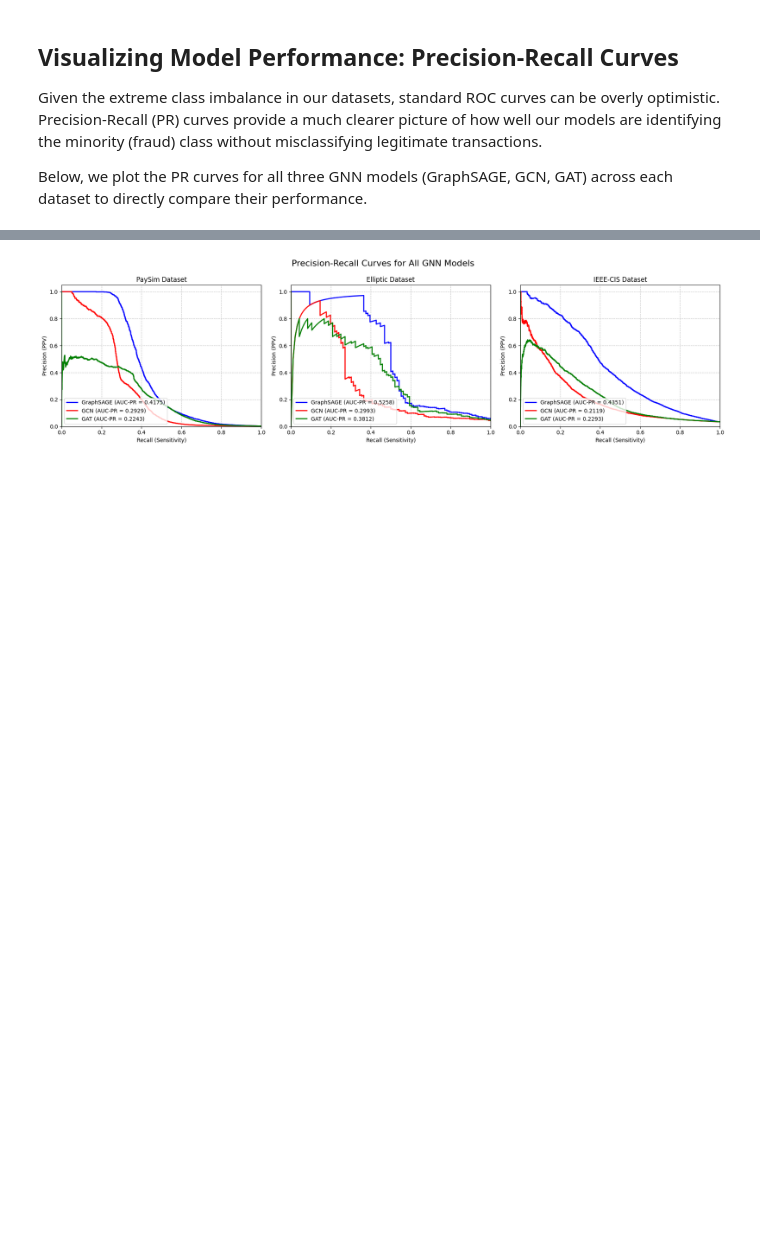
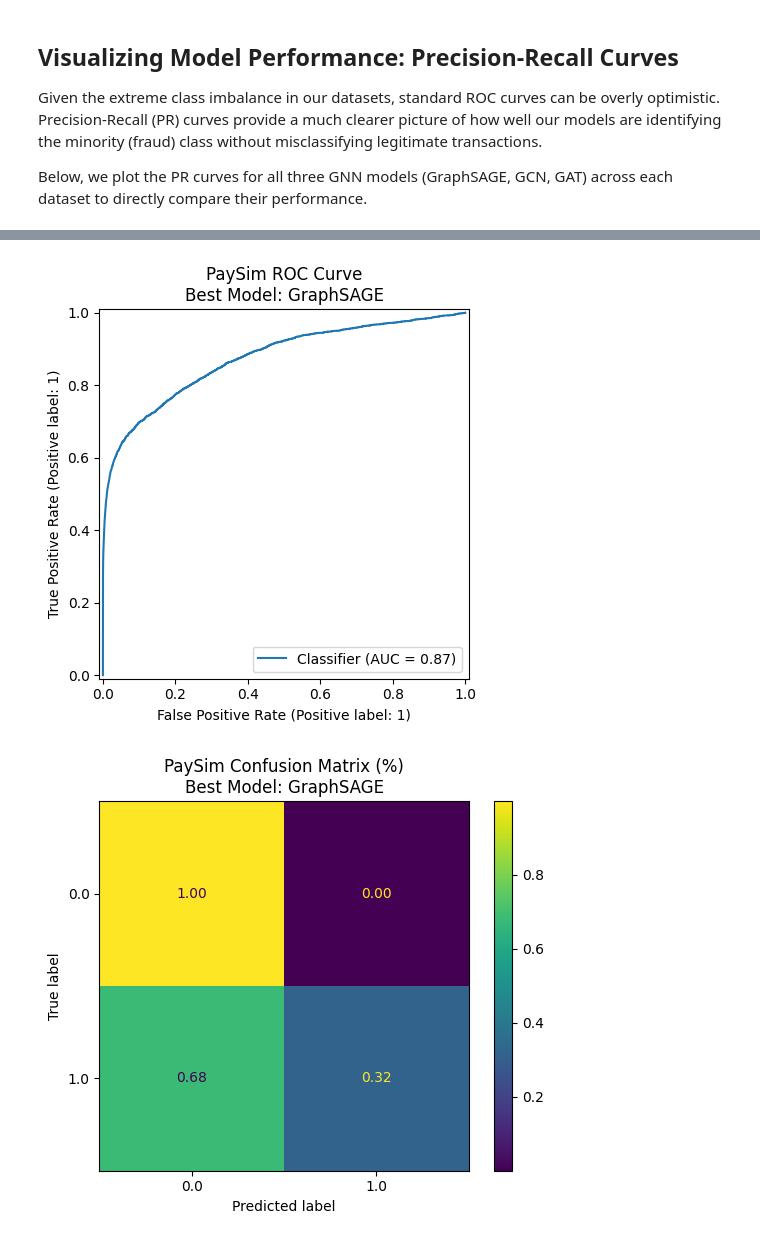
Before and after one commit to iking919/Detecting_Financial_Fraud_via_GNNs, a Jupyter notebook: notebooks/04_GNN_models.ipynb, the cells around one changed output, grey strips where cells are left out. Saved outputs shown, nothing was run; the diff lists cells and outputs as text; code cells hidden in the pictures; blank space fills up the shorter version.

```diff
--- a/notebooks/04_GNN_models.ipynb
+++ b/notebooks/04_GNN_models.ipynb
@@ -607,9 +594,10 @@ Given the extreme class imbalance in our datasets, standard ROC curves can be ov
 Below, we plot the PR curves for all three GNN models (GraphSAGE, GCN, GAT) across each dataset to directly compare their performance.
 # %%
 import matplotlib.pyplot as plt
-from sklearn.metrics import precision_recall_curve, auc
+from sklearn.metrics import RocCurveDisplay, ConfusionMatrixDisplay, f1_score
 import gc
 import torch
+import numpy as np
 
 device = torch.device('cuda' if torch.cuda.is_available() else 'cpu')
 
@@ -623,19 +611,14 @@ datasets_info = [
      {"GraphSAGE": ieee_sage_model, "GCN": ieee_gcn_model, "GAT": ieee_gat_model})
 ]
 
-fig, axes = plt.subplots(1, 3, figsize=(18, 5))
-fig.suptitle('Precision-Recall Curves for All GNN Models', fontsize=16)
+all_results = {}
 
-# Assign distinct colors for each model type
-colors = {'GraphSAGE': 'b', 'GCN': 'r', 'GAT': 'g'}
-
-for i, (dataset_name, nodes_path, edges_path, models_dict) in enumerate(datasets_info):
-    print(f"Generating PR curves for {dataset_name}...")
-
-    # Load data for evaluation once per dataset to save memory
+for dataset_name, nodes_path, edges_path, models_dict in datasets_info:
+    print(f"Evaluating {dataset_name}...")
     data, _ = load_graph_data(nodes_path, edges_path, "label")
     data = data.to(device)
 
+    dataset_results = {}
     for model_name, model in models_dict.items():
         if model is None:
             print(f"  > {model_name} unavailable.")
@@ -644,37 +627,58 @@ for i, (dataset_name, nodes_path, edges_path, models_dict) in enumerate(datasets
         model = model.to(device)
         model.eval()
 
-        # Forward pass to get probabilities
         with torch.no_grad():
             out = model(data.x, data.edge_index).squeeze()
             probs = torch.sigmoid(out[data.test_mask]).cpu().numpy()
             y_true = data.y[data.test_mask].cpu().numpy()
 
-        # Calculate precision and recall
-        precision, recall, _ = precision_recall_curve(y_true, probs)
-        pr_auc = auc(recall, precision)
+        best_f1 = 0
+        best_pred = None
+        for t in np.linspace(0.01, 0.99, 50):
+            pred = (probs > t).astype(float)
+            score = f1_score(y_true, pred, zero_division=0)
+            if score > best_f1:
+                best_f1 = score
+                best_pred = pred
 
-        # Plot on the corresponding subplot
-        axes[i].plot(recall, precision, color=colors[model_name], lw=2, label=f'{model_name} (AUC-PR = {pr_auc:.4f})')
-
-        # Move model back to CPU to free VRAM
+        dataset_results[model_name] = (y_true, best_pred, probs)
         model.cpu()
 
-    axes[i].set_xlabel('Recall (Sensitivity)')
-    axes[i].set_ylabel('Precision (PPV)')
-    axes[i].set_title(f'{dataset_name} Dataset')
-    axes[i].legend(loc="lower left")
-    axes[i].grid(True, linestyle='--', alpha=0.7)
-    axes[i].set_xlim([0.0, 1.0])
-    axes[i].set_ylim([0.0, 1.05])
-
-    # Cleanup memory before the next dataset
+    all_results[dataset_name] = dataset_results
     del data
     gc.collect()
     if torch.cuda.is_available():
         torch.cuda.empty_cache()
 
-plt.tight_layout()
-plt.subplots_adjust(top=0.85)
-plt.show()
+# Plot ROC Curves and Confusion Matrices
+for dataset, models in all_results.items():
+    best_model_name = ""
+    best_f1 = -1
+    best_y_test, best_y_pred, best_y_prob = None, None, None
+
+    # Find the model with the highest F1 Score
+    for model_name, (y_test, y_pred, y_prob) in models.items():
+        score = f1_score(y_test, y_pred, zero_division=0)
+        if score > best_f1:
+            best_f1 = score
+            best_model_name = model_name
+            best_y_test, best_y_pred, best_y_prob = y_test, y_pred, y_prob
+
+    print(f"\n{'='*40}\n{dataset} - Best Model: {best_model_name} (F1: {best_f1:.4f})\n{'='*40}")
+
+    if best_y_test is not None:
+        # ROC Curve
+        RocCurveDisplay.from_predictions(best_y_test, best_y_prob)
+        plt.title(f"{dataset} ROC Curve\nBest Model: {best_model_name}")
+        plt.show()
+
+        # Confusion Matrix (normalized)
+        disp = ConfusionMatrixDisplay.from_predictions(
+            best_y_test,
+            best_y_pred,
+            normalize='true',
+            values_format=".2f"
+        )
+        plt.title(f"{dataset} Confusion Matrix (%)\nBest Model: {best_model_name}")
+        plt.show()
 # %% [output]
@@ -691 +698,2 @@ Using temporal split based on 'TransactionDT'
-[figure, old version]
+[figure, new version]
+[figure, added]
```
Also changed, not shown: parts of 18 cells of this notebook.
